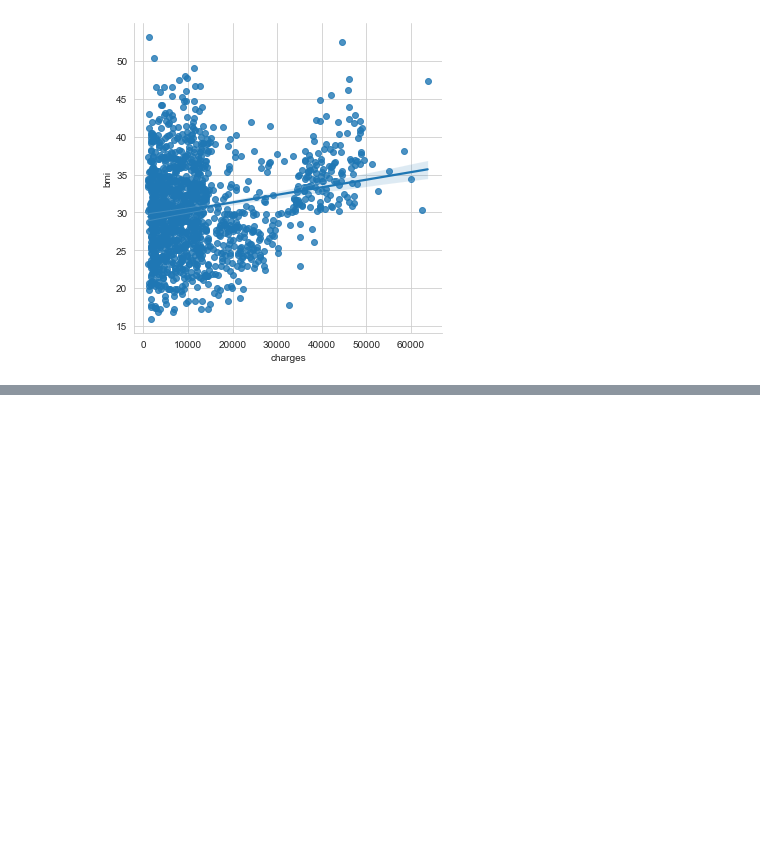
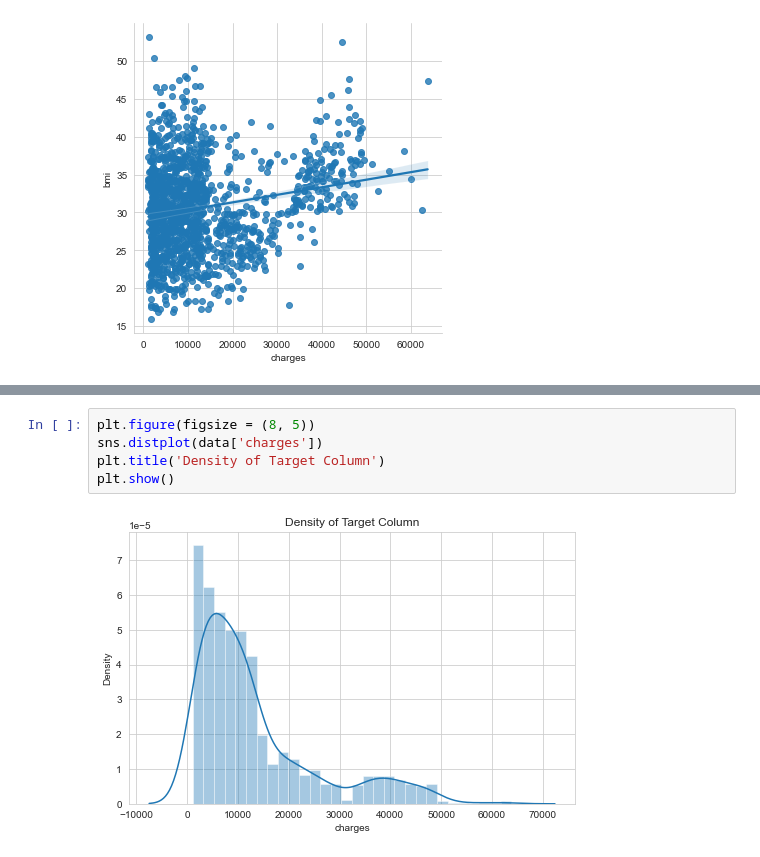
Before and after one commit to Thomas4Daniel/medical-insurance-cost-analysis, a Jupyter notebook: project.ipynb, the cells around one changed output, grey strips where cells are left out. Saved outputs shown, nothing was run; the diff lists cells and outputs as text; blank space fills up the shorter version.

```diff
--- a/project.ipynb
+++ b/project.ipynb
@@ -232,0 +277,7 @@ plt.show()
+# %%
+plt.figure(figsize = (8, 5))
+sns.distplot(data['charges'])
+plt.title('Density of Target Column')
+plt.show()
+# %% [output]
+[figure, added]
```
Also changed, not shown: parts of 16 cells of this notebook.
